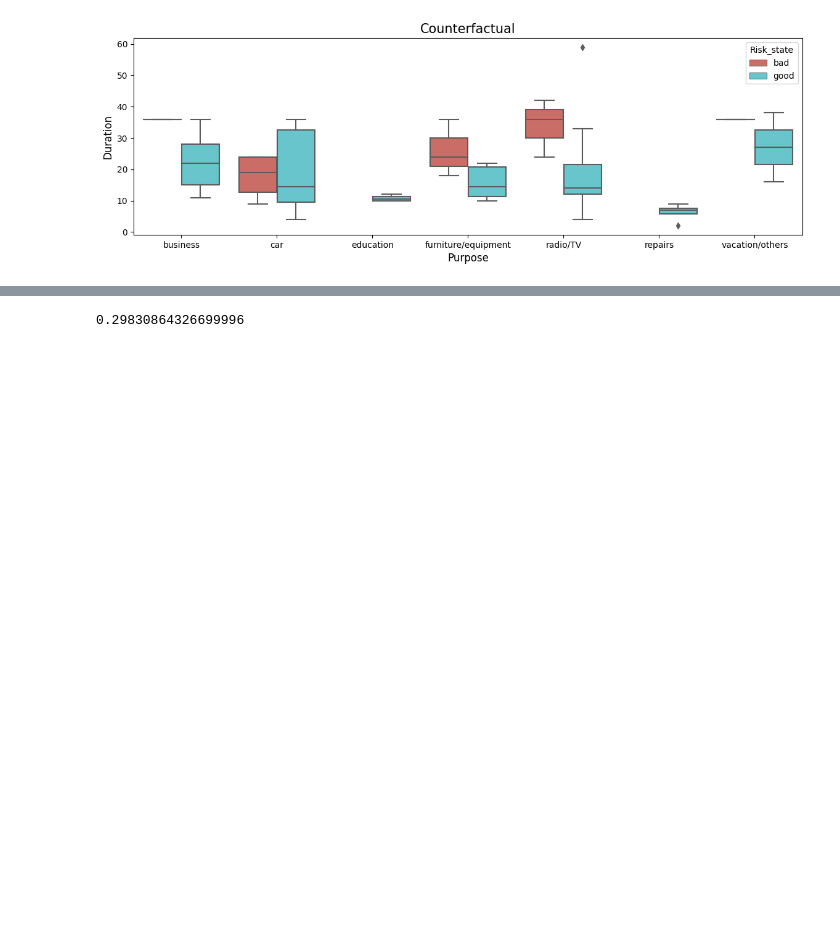
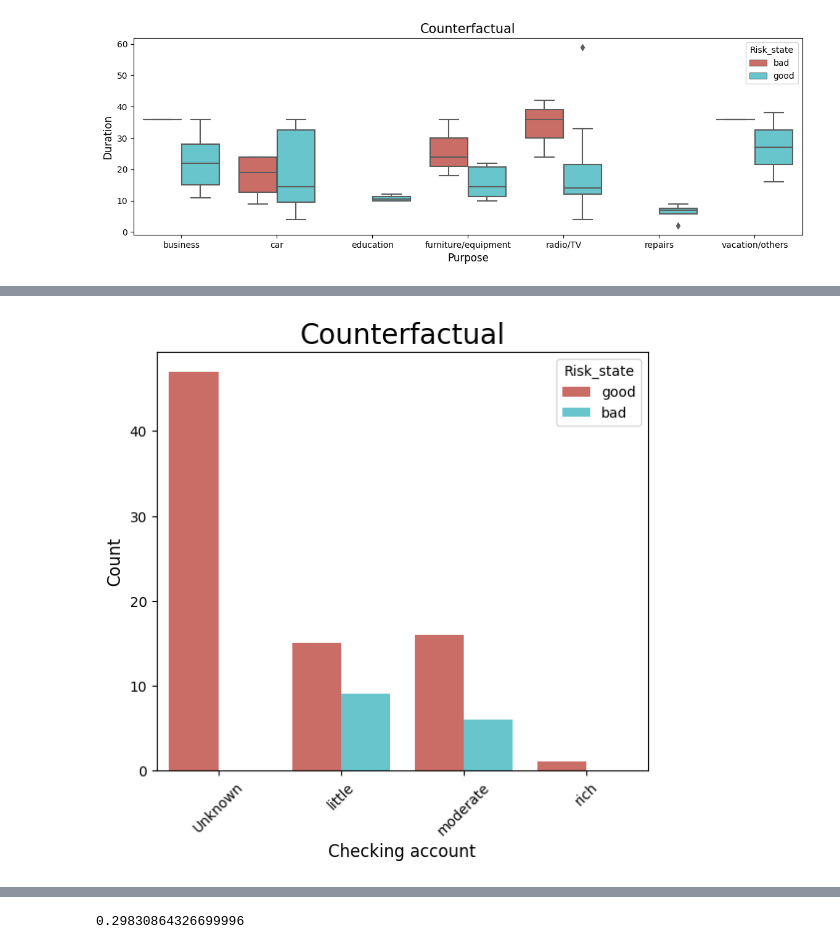
Before and after one commit to youlei202/distributional-counterfactual-explanation, a Jupyter notebook: analysis_german_credit.ipynb, the cells around one changed output, grey strips where cells are left out. Saved outputs shown, nothing was run; the diff lists cells and outputs as text; code cells hidden in the pictures; blank space fills up the shorter version.

```diff
--- a/analysis_german_credit.ipynb
+++ b/analysis_german_credit.ipynb
@@ -177,0 +182,4 @@ category_box_plot(df=counterfactual_little, x="Purpose", y="Duration", hue="Risk
+# %%
+hist_plot(df=counterfactual, x="Checking account", hue="Risk_state", title="Counterfactual")
+# %% [output]
+[figure, added]
```
Also changed, not shown: parts of 5 cells of this notebook.
